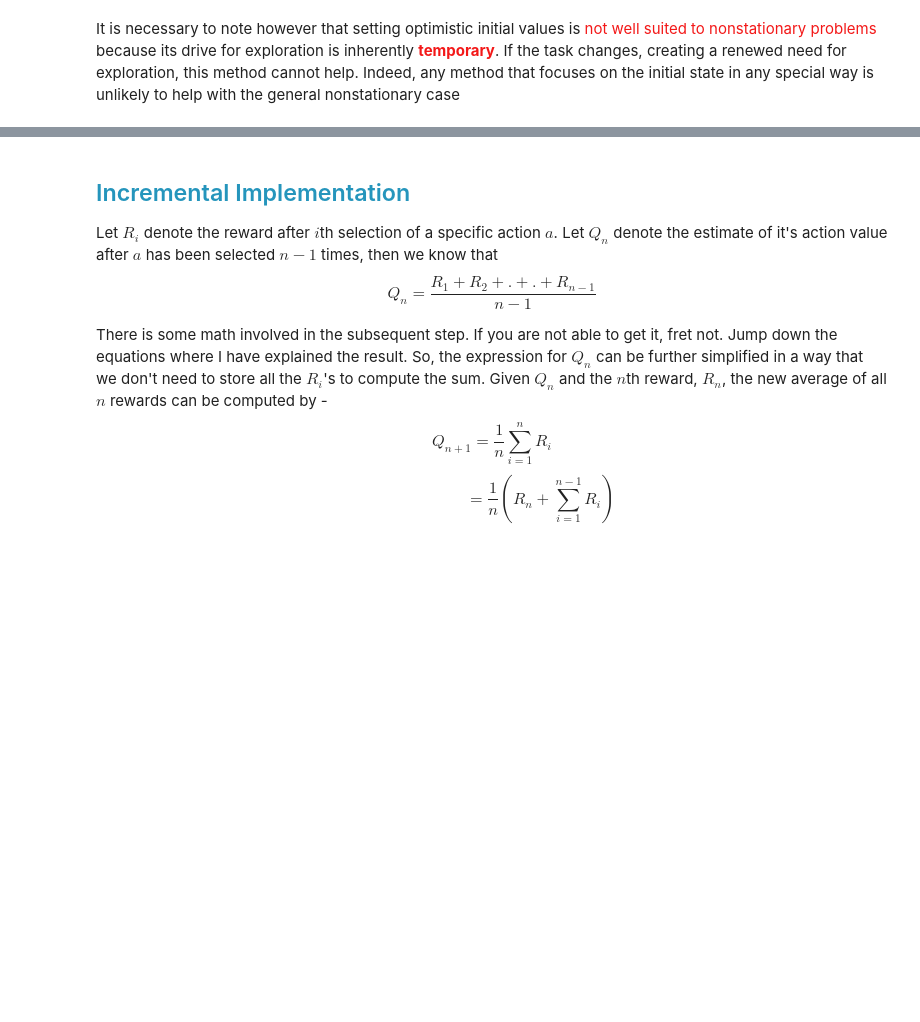
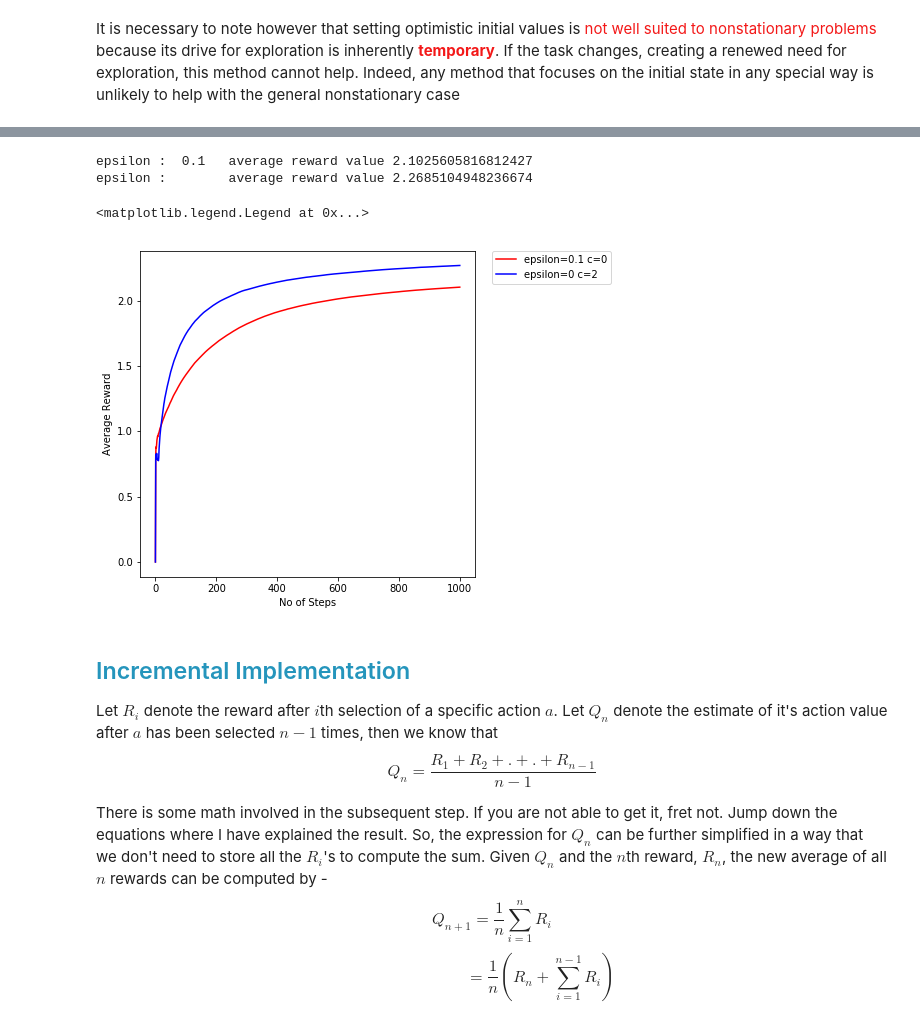
Before and after one commit to alokwhitewolf/Reinforcement-Learning, a Jupyter notebook: ch_02/K-Armed-Bandit.ipynb, the cells around one changed output, grey strips where cells are left out. Drawn from its saved outputs; the diff is of its cells as text; code cells hidden in the pictures; blank space fills up the shorter version.

```diff
--- a/ch_02/K-Armed-Bandit.ipynb
+++ b/ch_02/K-Armed-Bandit.ipynb
@@ -191,3 +235,77 @@ state in any special way is unlikely to help with the general nonstationary case
+# %%
+
+def UCB_bandit(arms=10,mean_optimal=0,std_dev_optimal=1,std_dev_reward=1,init_expectation = 0,iterations=1000,epsilon=0.1,c=2):
+    no_of_actions = arms
+    #optimal_action_values = np.random.normal(mean_optimal, std_dev_optimal, size=no_of_actions)
+    optimal_action_values = list_optimal
+    expect = [init_expectation]*no_of_actions
+    act_occur = [0]*no_of_actions
+
+    def get_maxvalue_index(list_):
+        #Get list of indexes which contain maximum value in a list
+        indexes_of_max_values = np.argwhere(list_ == np.amax(list_)).flatten().tolist()
+        #return an index randomly
+        return random.choice(indexes_of_max_values)
+
+    avg_rward_list = [0]
+    avg_rward_value = 0
+
+
+    counter = 0
+    #print (optimal_action_values)
+
+    for t in range(iterations):
+
+        if t==0:
+            act_index = get_maxvalue_index(expect)
+        else:
+            sqrt_term = c*(np.sqrt(np.log(t)/np.add(act_occur,1e-4)))
+            decision_list = expect + sqrt_term
+            act_index = get_maxvalue_index(decision_list)
+
+        counter += 1
+
+
+        act_occur[act_index]+=1
+        rward_t = np.random.normal(optimal_action_values[act_index],std_dev_reward)
+
+        expect[act_index] = (((expect[act_index]*(act_occur[act_index]-1))+rward_t)/(act_occur[act_index]))
+
+        avg_rward_value = ((avg_rward_value*(counter-1))+rward_t)/(counter)
+        avg_rward_list.append(avg_rward_value)
+        #print  (act_index)
+    #plt.plot(avg_rward_list,color=colr)
+    #print ("Average Reward : Greedy : \t",avg_rward_value)
+    return avg_rward_list,avg_rward_value
+
+
+def UCB_experiment(arms=10,mean_optimal=0,std_dev_optimal=1,std_dev_reward=1,init_expectation = 0,iterations=1000,epsilon=0.1,c=2,no_of_exp = 500):
+    rward_list = [0]
+    rward_value = 0
+    for x in range(no_of_exp):
+        avg_lists, avg_values = UCB_bandit(arms,mean_optimal,std_dev_optimal,std_dev_reward,init_expectation,iterations,epsilon,c)
+        if x == 0:
+            rward_list = avg_lists
+            rward_value = avg_values
+        else:
+            rward_list = np.add(np.dot(x,rward_list),avg_lists)/(x+1)
+            rward_value = ((x*rward_value)+avg_values)/(x+1)
+
+    print ("epsilon : ","\t average reward value",rward_value)
+    return (rward_list)
+
+fig, axes = plt.subplots(nrows=1, ncols=1, figsize=(6, 6))
+axes.plot(greedy_experiment(epsilon=0.1),color='r', label="epsilon=0.1 c=0")
+axes.plot(UCB_experiment(epsilon=0,c=2),color='b',label="epsilon=0 c=2")
+axes.set_xlabel("No of Steps")
+
+axes.set_ylabel("Average Reward")
+axes.legend(bbox_to_anchor=(1.05, 1), loc=2, borderaxespad=0.)
+# %% [output]
+epsilon :  0.1   average reward value 2.1025605816812427
+epsilon :        average reward value 2.2685104948236674
+<matplotlib.legend.Legend at 0x...>
+[figure, added]
 # %% [markdown]
 ## <span style="color:#2595bc">Incremental Implementation</span>
 Let $R_i$ denote the reward after $i$th selection of a specific action $a$. Let $Q_n$ denote the estimate of it's action value after $a$ has been selected $n-1$ times, then we know that
```
Also changed, not shown: parts of 3 cells of this notebook.
